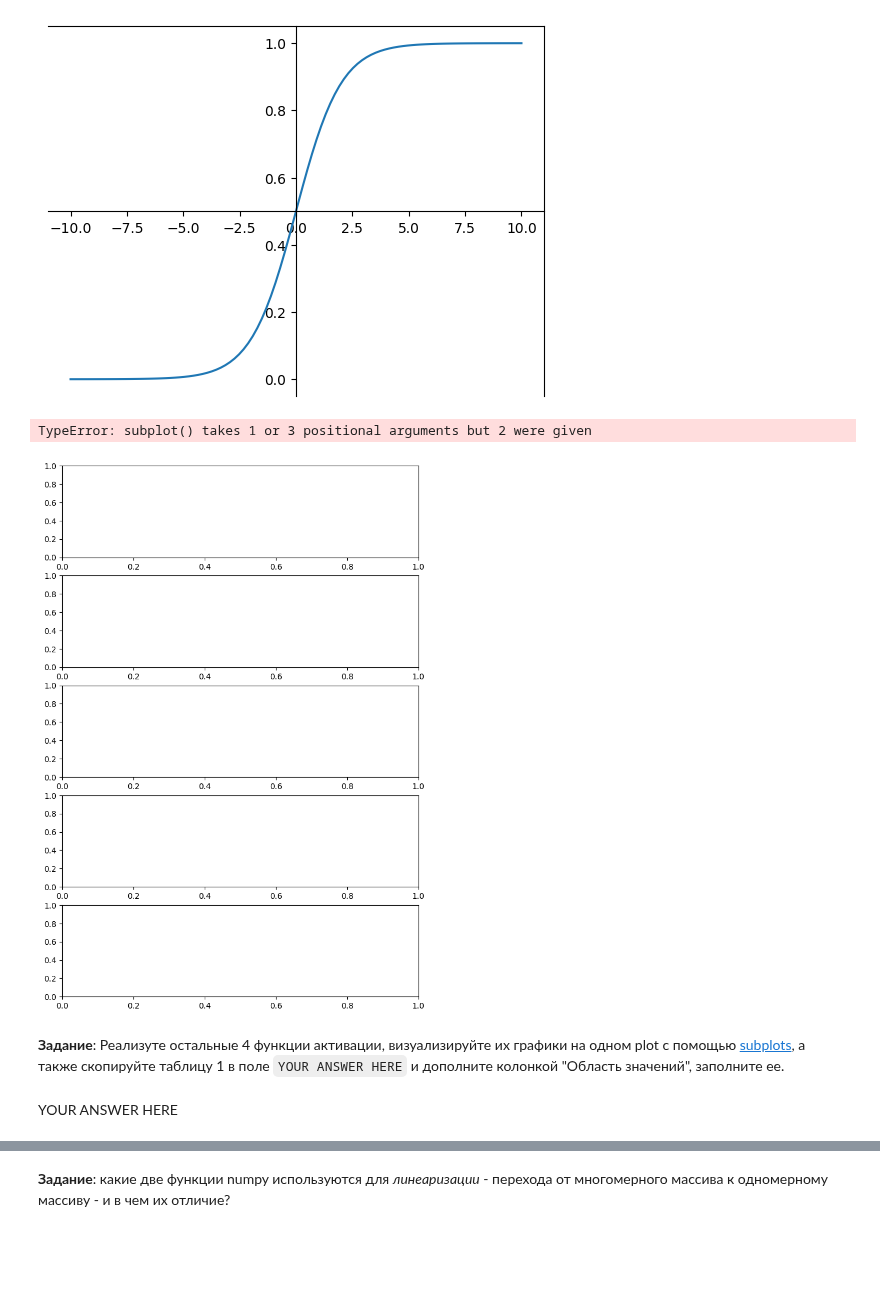
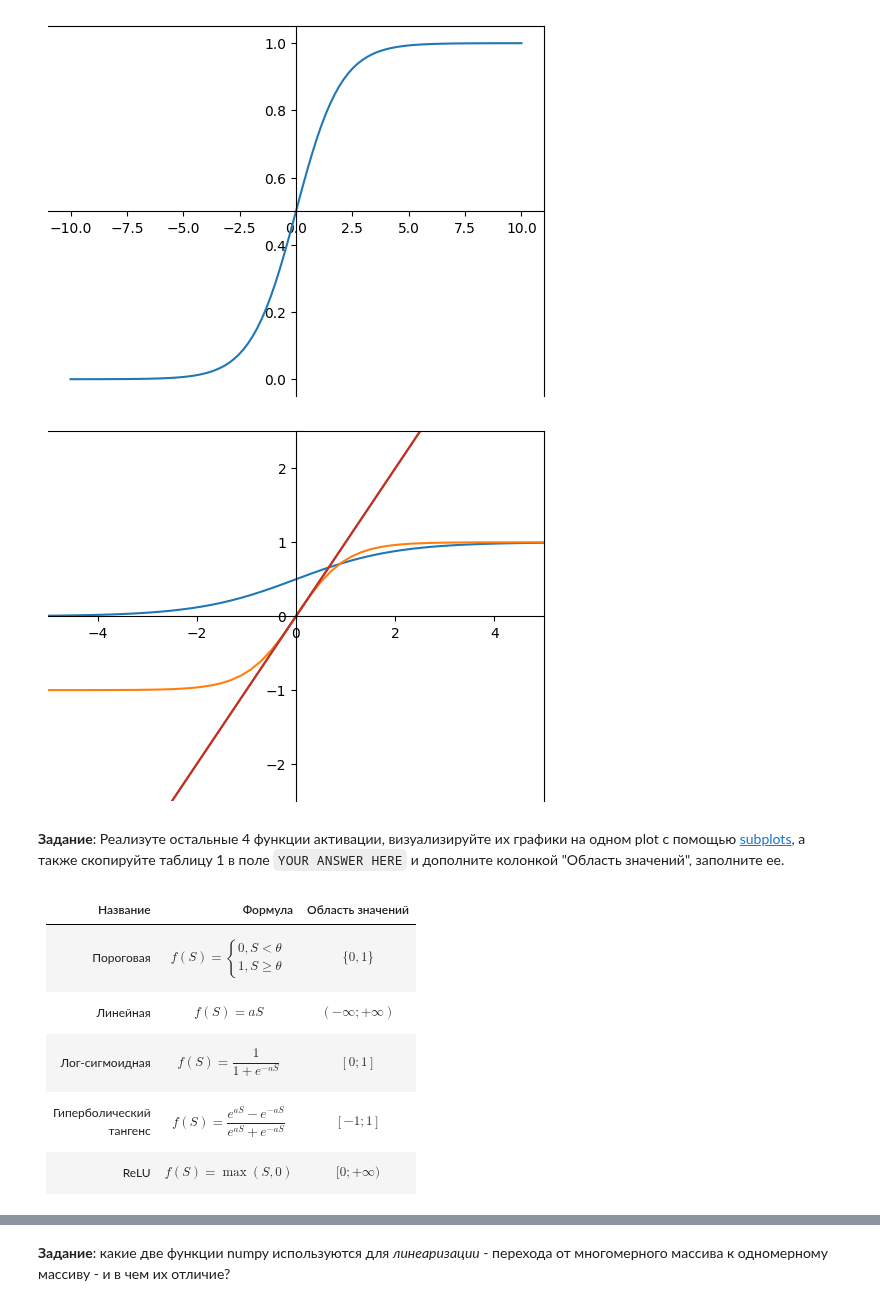
Before and after one commit to need2040/python_solution, a Jupyter notebook: pylabs_2/1. Основы NumPy/Основы_Numpy.ipynb, the cells around one changed output, grey strips where cells are left out. Saved outputs shown, nothing was run; the diff lists cells and outputs as text; code cells hidden in the pictures; blank space fills up the shorter version.

```diff
--- a/pylabs_2/1. Основы NumPy/Основы_Numpy.ipynb
+++ b/pylabs_2/1. Основы NumPy/Основы_Numpy.ipynb
@@ -177,25 +177,32 @@ plt.show()
 # %%
 tanh = lambda x: (np.exp(x)-np.exp(-x))/(np.exp(x)+np.exp(-x))
 theta = np.vectorize(lambda x: 1 if x>0 else 0)
 relu = np.vectorize(lambda x: np.max(x,0))
 linear = lambda x : x
-
-fig, axs = plt.subplots(5, 1, figsize=(8, 12))
+fig,ax = plt.subplots()
 ax.spines['left'].set_position('center')
 ax.spines['bottom'].set_position('center')
+ax.set_xlim(-5,5)
+ax.set_ylim(-2.5,2.5)
 x = np.linspace(-10, 10, 100)
-plt.subplot(x, sigmoid(x))
-plt.subplot(x, tanh(x))
-plt.subplot(x, relu(x))
-plt.subplot(x, linear(x))
+plt.plot(x, sigmoid(x))
+plt.plot(x, tanh(x))
+plt.plot(x, relu(x))
+plt.plot(x, linear(x))
 plt.show()
 # %% [output]
-TypeError: subplot() takes 1 or 3 positional arguments but 2 were given
-[figure, old version]
+[figure, new version]
 # %% [markdown]
 **Задание**: Реализуте остальные 4 функции активации, визуализируйте их графики на одном plot с помощью [subplots](https://matplotlib.org/api/_as_gen/matplotlib.pyplot.subplots.html#matplotlib.pyplot.subplots), а также скопируйте таблицу 1 в поле `YOUR ANSWER HERE` и дополните колонкой "Область значений", заполните ее.
-# %% [markdown]
-YOUR ANSWER HERE
+# %% [markdown]
+
+|Название|Формула|Область значений|
+|:--------------|:----------------------------------------------------------|:--------------------|
+|Пороговая      |$$f(S)=\begin{cases} 0,S<\theta\\1,S\ge\theta \end{cases}$$|$$\{0,1\}$$            |
+|Линейная       |$$f(S)=aS$$                                                |$$(-\infty;+\infty)$$|
+|Лог-сигмоидная |$$f(S) = \frac{1}{1+e^{-aS}}$$                             |$$[0;1]$$          |
+|Гиперболический<br>тангенс|$$f(S) = \frac{e^{aS}-e^{-aS}}{e^{aS}+e^{-aS}}$$|$$[-1;1]$$         |
+|ReLU           |$$f(S)=\max(S,0)$$                                         |$$[0;+\infty)$$    |
 # %% [markdown]
 ### 1.5 - Изменение формы массива ###
 
```
Also changed, not shown: parts of 3 cells of this notebook.
